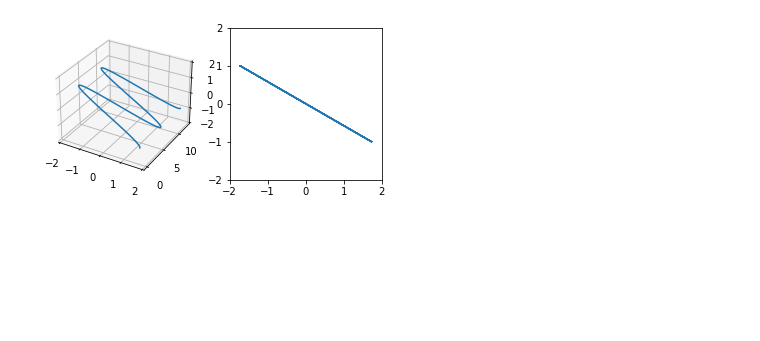
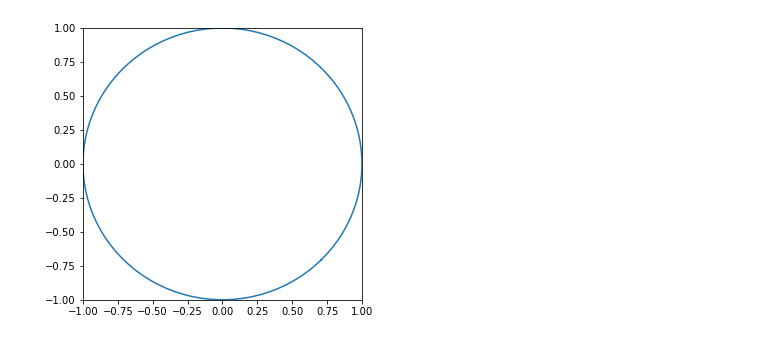
Before and after one commit to fftakumi/MOD2NNQ, a Jupyter notebook: Answer/Q7.ipynb, the cells around one changed output. Drawn from its saved outputs; the diff is of its cells as text; code cells hidden in the pictures; blank space fills up the shorter version.

```diff
--- a/Answer/Q7.ipynb
+++ b/Answer/Q7.ipynb
@@ -4,34 +30,26 @@ import numpy as np
 # %%
-z = np.linspace(0, 4*np.pi, 100)
-
-phi = np.pi/6
-eta =  0
-Psi = phi + 1.j*eta
-theta = np.pi/6 * 0
-
-R = np.array([[np.cos(-theta), -np.sin(-theta)],
-              [np.sin(-theta), np.cos(-theta)]])
+# (2)
+z = np.linspace(0, 2*np.pi, 100)
+phi = np.pi/4
+delta = np.pi/2
 
 r_hat = np.array([1,1.j]).reshape((-1, 1))
 l_hat = np.array([1,-1.j]).reshape((-1, 1))
 
-rcp = r_hat * np.exp(-1.j*z)*np.exp(1.j*Psi)
-lcp = l_hat * np.exp(-1.j*z)*np.exp(-1.j*Psi)
+rcp = r_hat * np.exp(1.j*z) * np.exp(1.j*phi) / np.sqrt(2)
+lcp = l_hat * np.exp(1.j*z) * np.exp(-1.j*phi) / np.sqrt(2)
 
-total = rcp + lcp
-total = np.tensordot(R.reshape([2,2,1]), total.reshape([2,1,-1]))
+Ein = rcp + lcp
 
-fig = plt.figure()
-ax1 = fig.add_subplot(121,projection='3d')
-ax1.plot(total[0,:].real,z , total[1,:].real)
-ax1.set_xlim(-2,2)
-ax1.set_zlim(-2,2)
+M = np.array([[np.exp(1.j*delta/2),  0],
+              [0, np.exp(-1.j*delta/2)]])
 
-ax2 = fig.add_subplot(122)
-ax2.plot(total[0,:], total[1,:])
-ax2.set_xlim(-2,2)
-ax2.set_ylim(-2,2)
-ax2.set_aspect("equal")
-plt.show()
+Eout = M @ Ein
+
+plt.figure(figsize=(5,5))
+plt.plot(Eout[0,:].real, Eout[1,:].real)
+plt.ylim(-1, 1)
+plt.xlim(-1, 1)
+plt.savefig("../Questions/images/Q7_2.png")
 # %% [output]
-[figure, old version]
+[figure, new version]
```
Also changed, not shown: parts of 1 cell of this notebook, 3 other files.
